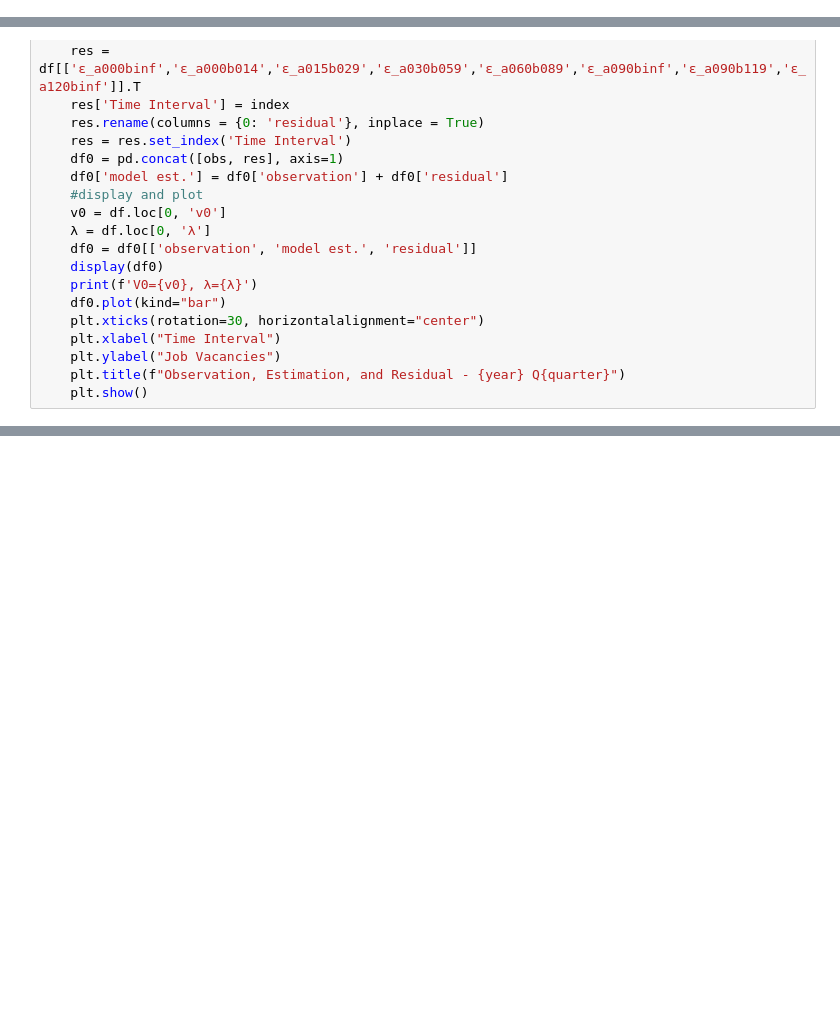
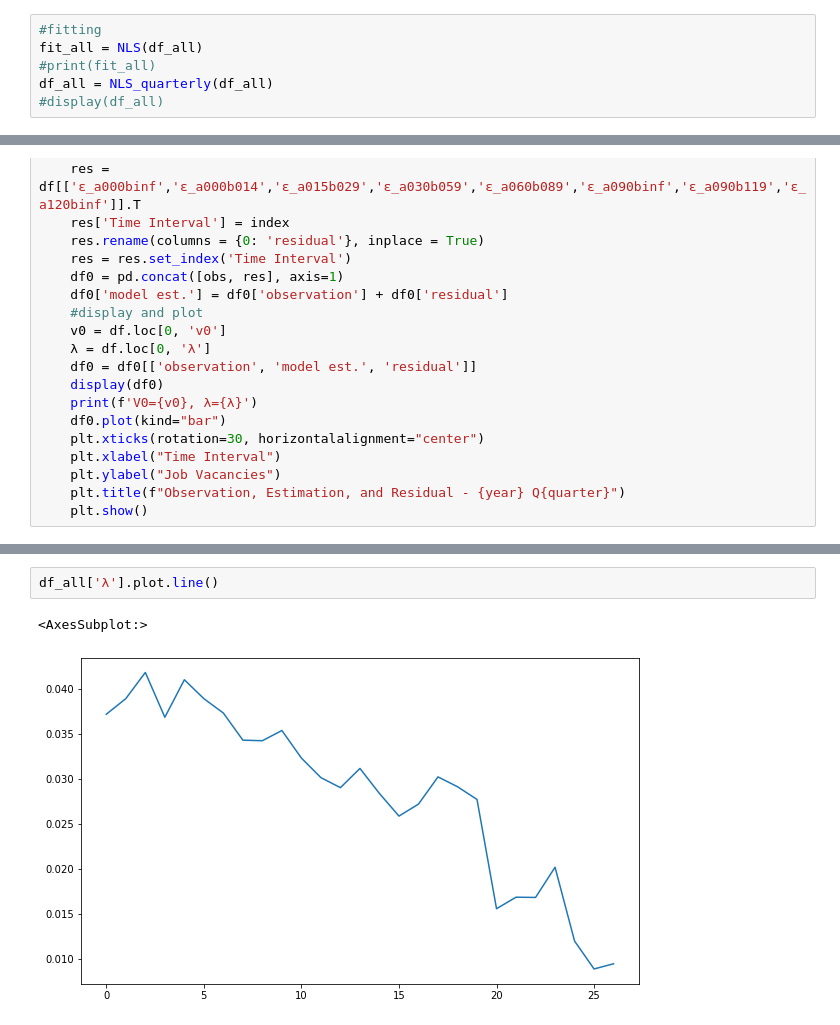
Before and after one commit to YanliangZhu/MAPaper, a Jupyter notebook: code.ipynb, the cells around one changed output, grey strips where cells are left out. Cells and saved outputs as stored; diff of their text form; blank space fills up the shorter version.

```diff
--- a/code.ipynb
+++ b/code.ipynb
@@ -106,0 +120,6 @@ def NLS(df):
+# %%
+#fitting
+fit_all = NLS(df_all)
+#print(fit_all)
+df_all = NLS_quarterly(df_all)
+#display(df_all)
@@ -171,0 +242,5 @@ V0=11279.200615900883, λ=0.962829927003636
+# %%
+df_all['λ'].plot.line()
+# %% [output]
+<AxesSubplot:>
+[figure, added]
```
Also changed, not shown: parts of 10 cells of this notebook.
